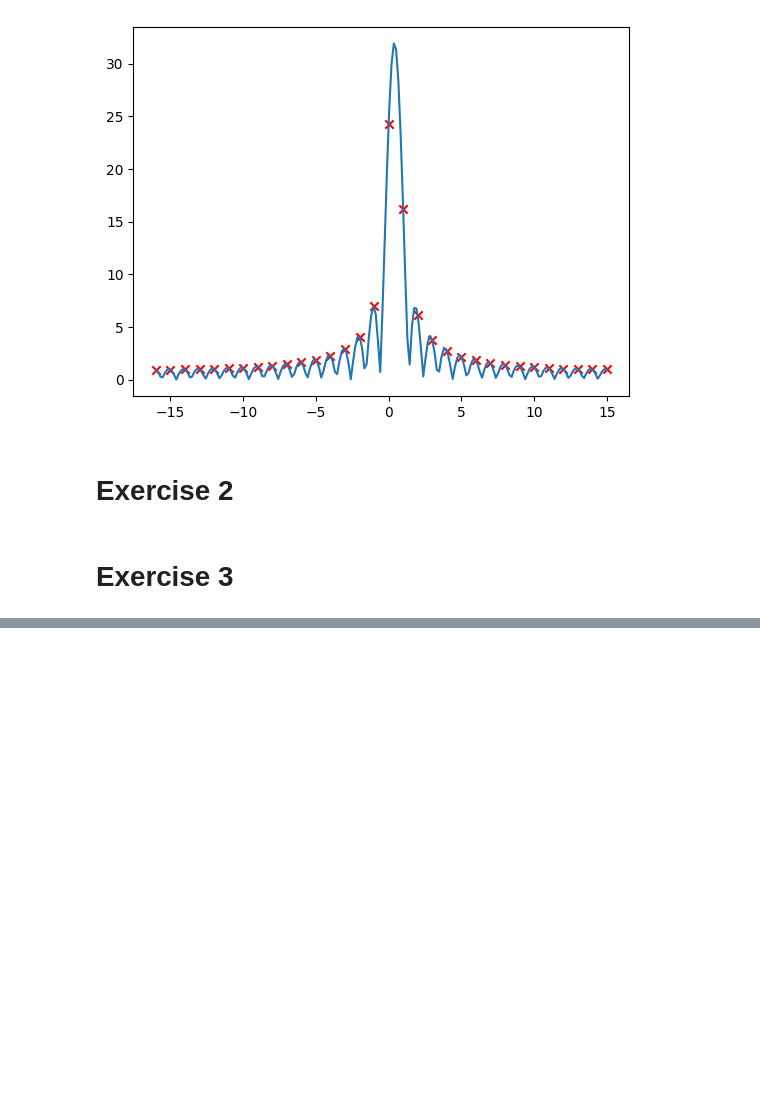
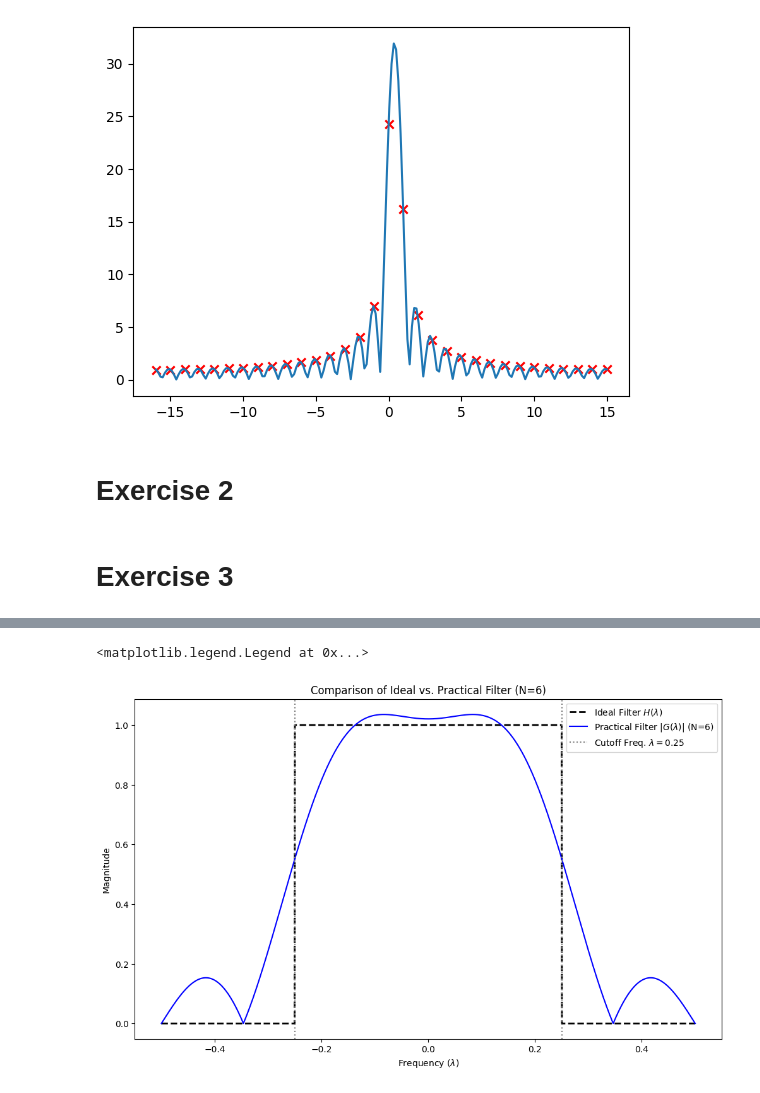
Before and after one commit to Basile-Mouret/Signal-and-Image-Processing-Lab, a Jupyter notebook: Lab4/Lab4.ipynb, the cells around one changed output, grey strips where cells are left out. Saved outputs shown, nothing was run; the diff lists cells and outputs as text; code cells hidden in the pictures; blank space fills up the shorter version.

```diff
--- a/Lab4/Lab4.ipynb
+++ b/Lab4/Lab4.ipynb
@@ -29,0 +151,11 @@ plt.show()
+# %%
+N_val = 6
+n_vals_non_causal = np.arange(-2, 4)
+
+k = 2 * n_vals_non_causal - 1
+
+h_tilde_n = (2 * np.sin(np.pi * k / 4)) / (np.pi * k)
+
+print("--- Coefficients h_tilde_n ---")
+for n, h in zip(n_vals_non_causal, h_tilde_n):
+    print(f"h_tilde_{n} = {h:.6f}")
@@ -29,0 +181,26 @@ plt.show()
+# %%
+lam = np.linspace(-0.5, 0.5, 2000)
+
+H_ideal = np.where(np.abs(lam) <= 0.25, 1.0, 0.0)
+
+n_vals_causal = np.arange(N_val)
+outer_prod = n_vals_causal[:, None] * lam[None, :]
+exp_matrix = np.exp(-2j * np.pi * outer_prod)
+
+G_lambda = np.dot(h_tilde_n, exp_matrix)
+G_mod = np.abs(G_lambda)
+
+plt.figure(figsize=(12, 7))
+plt.plot(lam, H_ideal, 'k--', lw=2, label='Ideal Filter $H(\\lambda)$')
+plt.plot(lam, G_mod, 'b-', label=f'Practical Filter $|G(\\lambda)|$ (N={N_val})')
+
+plt.axvline(x=0.25, color='gray', linestyle=':', label='Cutoff Freq. $\\lambda = 0.25$')
+plt.axvline(x=-0.25, color='gray', linestyle=':')
+
+plt.title(f'Comparison of Ideal vs. Practical Filter (N={N_val})')
+plt.xlabel('Frequency ($\\lambda$)')
+plt.ylabel('Magnitude')
+plt.legend()
+# %% [output]
+<matplotlib.legend.Legend at 0x...>
+[figure, added]
```
Also changed, not shown: parts of 9 cells of this notebook.
